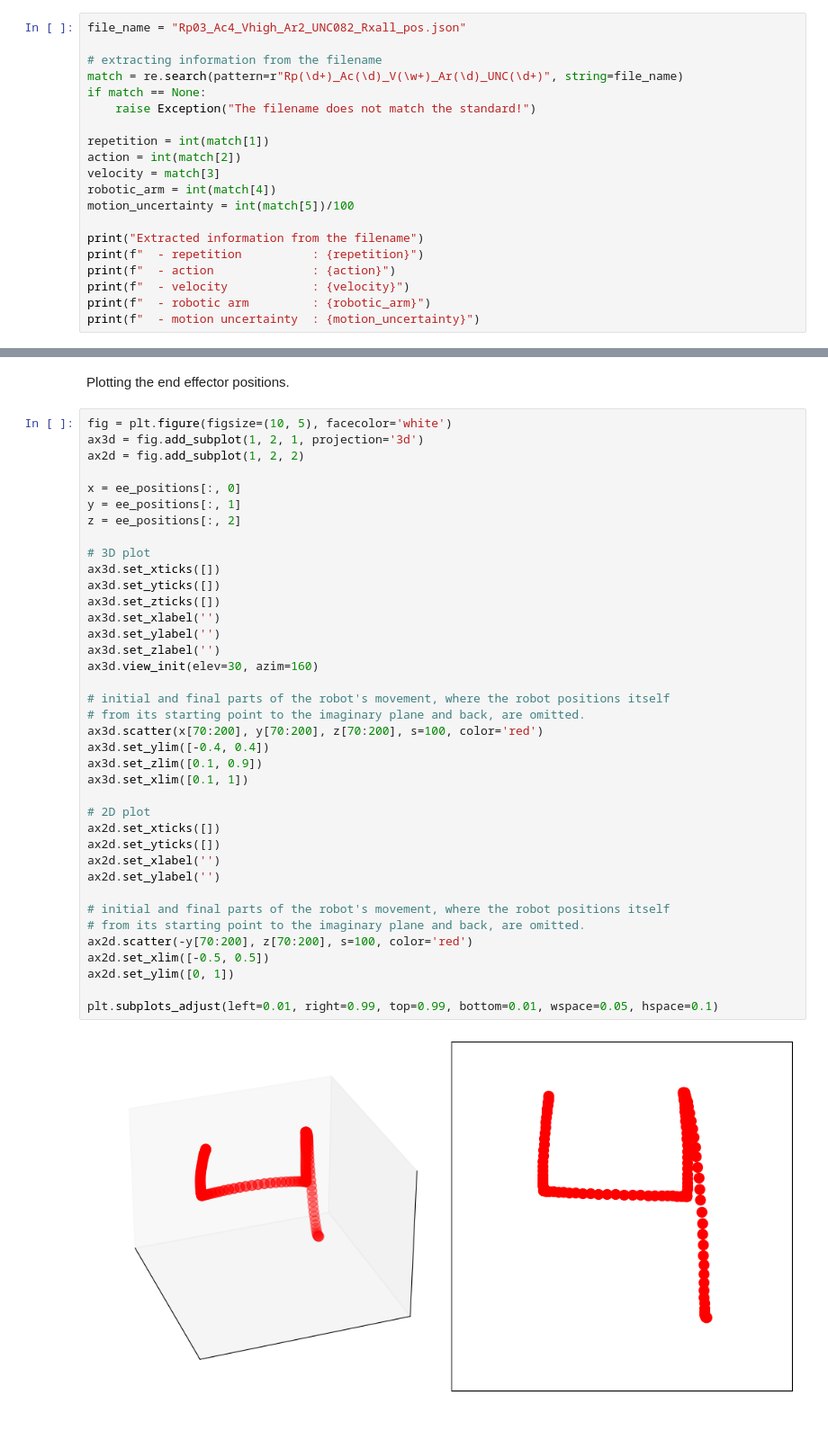
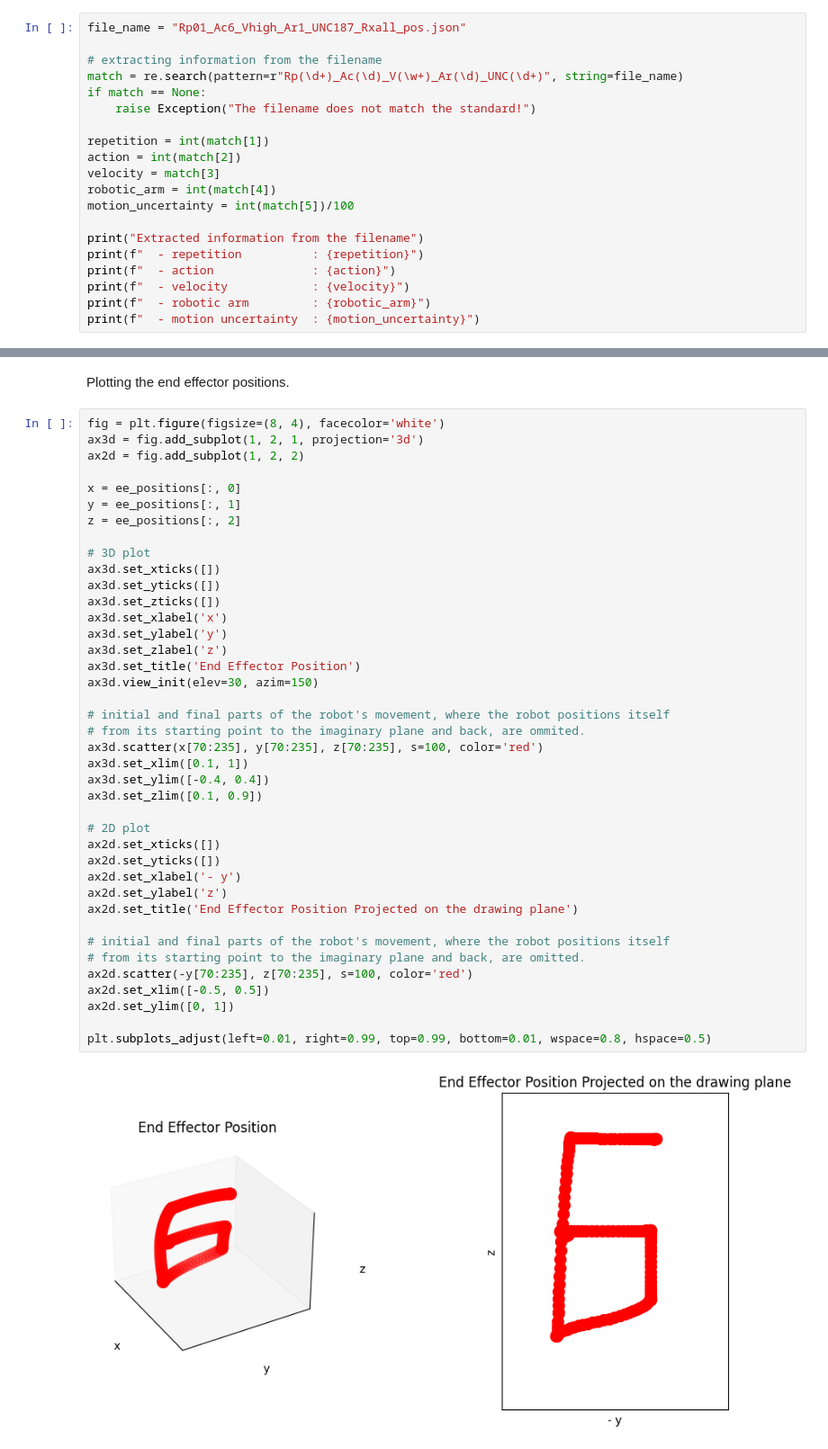
Before and after one commit to SiamiLab/RoboMNIST, a Jupyter notebook: examples/true_trajectory_read.ipynb, the cells around one changed output, grey strips where cells are left out. Shown: that part at 90% size. Drawn from its saved outputs; the diff is of its cells as text; blank space fills up the shorter version.

Commit message:
[notebooks] changing the plots a little it

```diff
--- a/examples/true_trajectory_read.ipynb
+++ b/examples/true_trajectory_read.ipynb
@@ -11,7 +11,7 @@ import re
 # %% [markdown]
 Put a `pos.json` file in the `data` directory and specify the `file_name` variable.
 # %%
-file_name = "Rp03_Ac4_Vhigh_Ar2_UNC082_Rxall_pos.json"
+file_name = "Rp01_Ac6_Vhigh_Ar1_UNC187_Rxall_pos.json"
 
 # extracting information from the filename
 match = re.search(pattern=r"Rp(\d+)_Ac(\d)_V(\w+)_Ar(\d)_UNC(\d+)", string=file_name)
@@ -57,42 +57,44 @@ with open(os.path.join("data", file_name), 'r') as f:
 # %% [markdown]
 Plotting the end effector positions.
 # %%
-fig = plt.figure(figsize=(10, 5), facecolor='white')
+fig = plt.figure(figsize=(8, 4), facecolor='white')
 ax3d = fig.add_subplot(1, 2, 1, projection='3d')
 ax2d = fig.add_subplot(1, 2, 2)
 
 x = ee_positions[:, 0]
 y = ee_positions[:, 1]
 z = ee_positions[:, 2]
 
 # 3D plot
 ax3d.set_xticks([])
 ax3d.set_yticks([])
 ax3d.set_zticks([])
-ax3d.set_xlabel('')
-ax3d.set_ylabel('')
-ax3d.set_zlabel('')
-ax3d.view_init(elev=30, azim=160)
+ax3d.set_xlabel('x')
+ax3d.set_ylabel('y')
+ax3d.set_zlabel('z')
+ax3d.set_title('End Effector Position')
+ax3d.view_init(elev=30, azim=150)
 
 # initial and final parts of the robot's movement, where the robot positions itself
-# from its starting point to the imaginary plane and back, are omitted.
-ax3d.scatter(x[70:200], y[70:200], z[70:200], s=100, color='red')
+# from its starting point to the imaginary plane and back, are ommited.
+ax3d.scatter(x[70:235], y[70:235], z[70:235], s=100, color='red')
+ax3d.set_xlim([0.1, 1])
 ax3d.set_ylim([-0.4, 0.4])
 ax3d.set_zlim([0.1, 0.9])
-ax3d.set_xlim([0.1, 1])
 
 # 2D plot
 ax2d.set_xticks([])
 ax2d.set_yticks([])
-ax2d.set_xlabel('')
-ax2d.set_ylabel('')
+ax2d.set_xlabel('- y')
+ax2d.set_ylabel('z')
+ax2d.set_title('End Effector Position Projected on the drawing plane')
 
 # initial and final parts of the robot's movement, where the robot positions itself
 # from its starting point to the imaginary plane and back, are omitted.
-ax2d.scatter(-y[70:200], z[70:200], s=100, color='red')
+ax2d.scatter(-y[70:235], z[70:235], s=100, color='red')
 ax2d.set_xlim([-0.5, 0.5])
 ax2d.set_ylim([0, 1])
 
-plt.subplots_adjust(left=0.01, right=0.99, top=0.99, bottom=0.01, wspace=0.05, hspace=0.1)
+plt.subplots_adjust(left=0.01, right=0.99, top=0.99, bottom=0.01, wspace=0.8, hspace=0.5)
 # %% [output]
-[figure, old version]
+[figure, new version]
```
Also changed, not shown: parts of 1 cell of this notebook, 1 other file.
